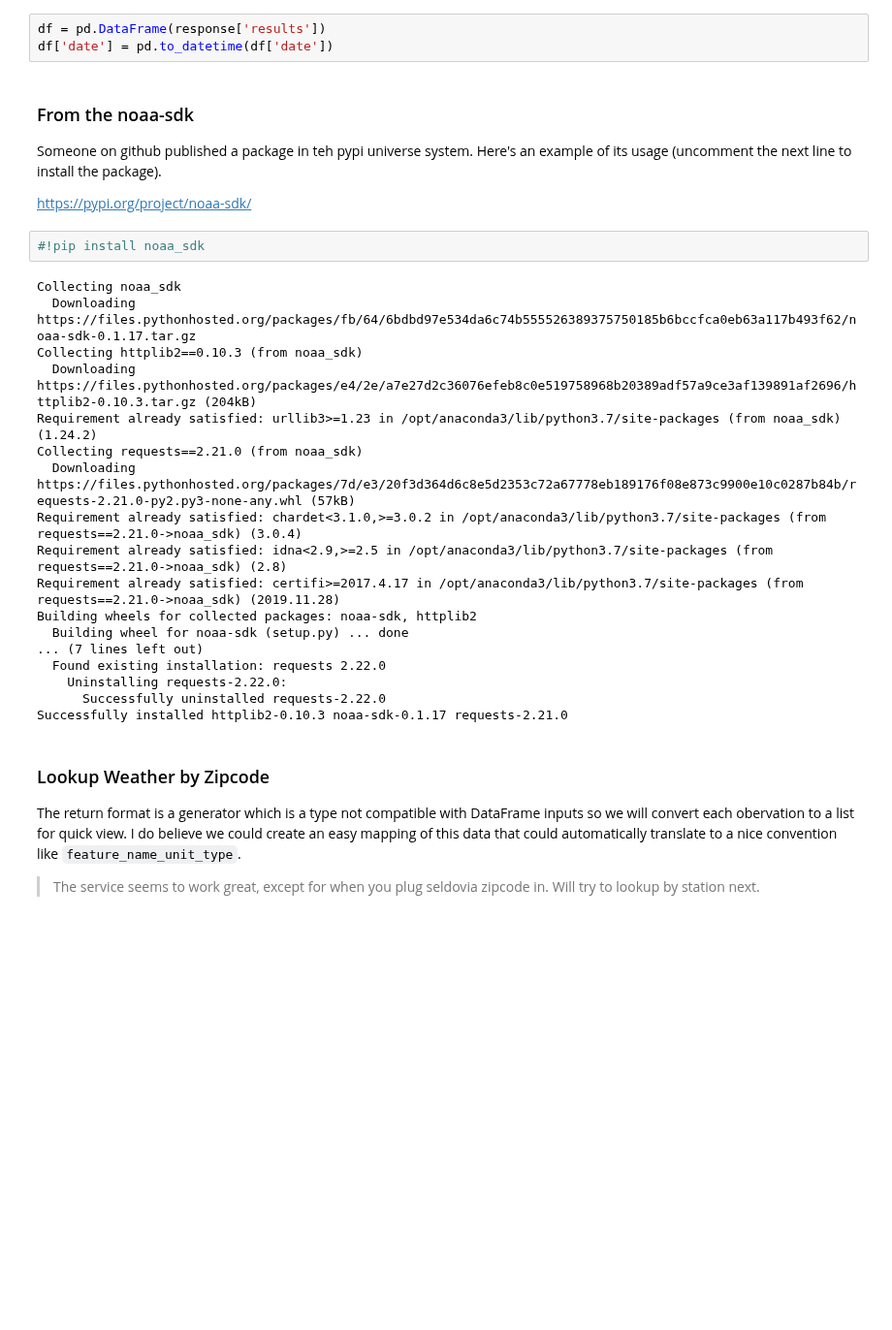
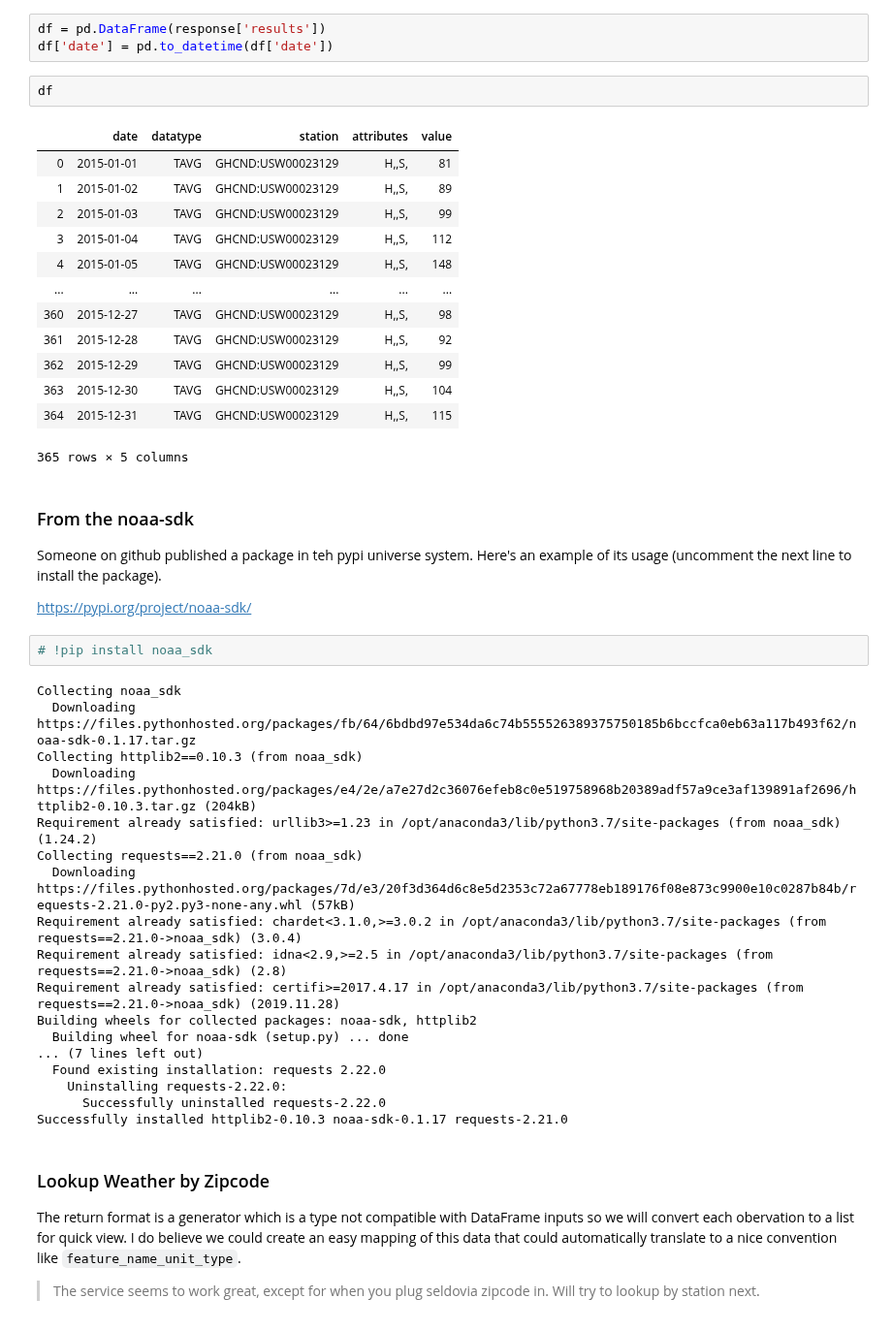
Before and after one commit to howweirdistheweather/weather_app, a Jupyter notebook: notebooks/noaa_weather_api_prototype.ipynb, the cells around one changed output. Shown at 97% size. Cells and saved outputs as stored; diff of their text form; blank space fills up the shorter version.

```diff
--- a/notebooks/noaa_weather_api_prototype.ipynb
+++ b/notebooks/noaa_weather_api_prototype.ipynb
@@ -38,6 +42,22 @@ response = w.get_station()
 # %%
 df = pd.DataFrame(response['results'])
 df['date'] = pd.to_datetime(df['date'])
+# %%
+df
+# %% [output]
+|  | date | datatype | station | attributes | value |
+| 0 | 2015-01-01 | TAVG | GHCND:USW00023129 | H,,S, | 81 |
+| 1 | 2015-01-02 | TAVG | GHCND:USW00023129 | H,,S, | 89 |
+| 2 | 2015-01-03 | TAVG | GHCND:USW00023129 | H,,S, | 99 |
+| 3 | 2015-01-04 | TAVG | GHCND:USW00023129 | H,,S, | 112 |
+| 4 | 2015-01-05 | TAVG | GHCND:USW00023129 | H,,S, | 148 |
+| ... | ... | ... | ... | ... | ... |
+| 360 | 2015-12-27 | TAVG | GHCND:USW00023129 | H,,S, | 98 |
+| 361 | 2015-12-28 | TAVG | GHCND:USW00023129 | H,,S, | 92 |
+| 362 | 2015-12-29 | TAVG | GHCND:USW00023129 | H,,S, | 99 |
+| 363 | 2015-12-30 | TAVG | GHCND:USW00023129 | H,,S, | 104 |
+| 364 | 2015-12-31 | TAVG | GHCND:USW00023129 | H,,S, | 115 |
+365 rows × 5 columns
 # %% [markdown]
 ### From the noaa-sdk
 
@@ -45,7 +65,7 @@ Someone on github published a package in teh pypi universe system.  Here's an ex
 
 https://pypi.org/project/noaa-sdk/
 # %%
-#!pip install noaa_sdk
+# !pip install noaa_sdk
 # %% [output]
 Collecting noaa_sdk
   Downloading https://files.pythonhosted.org/packages/fb/64/6bdbd97e534da6c74b555526389375750185b6bccfca0eb63a117b493f62/noaa-sdk-0.1.17.tar.gz
```
Also changed, not shown: parts of 21 cells of this notebook.
